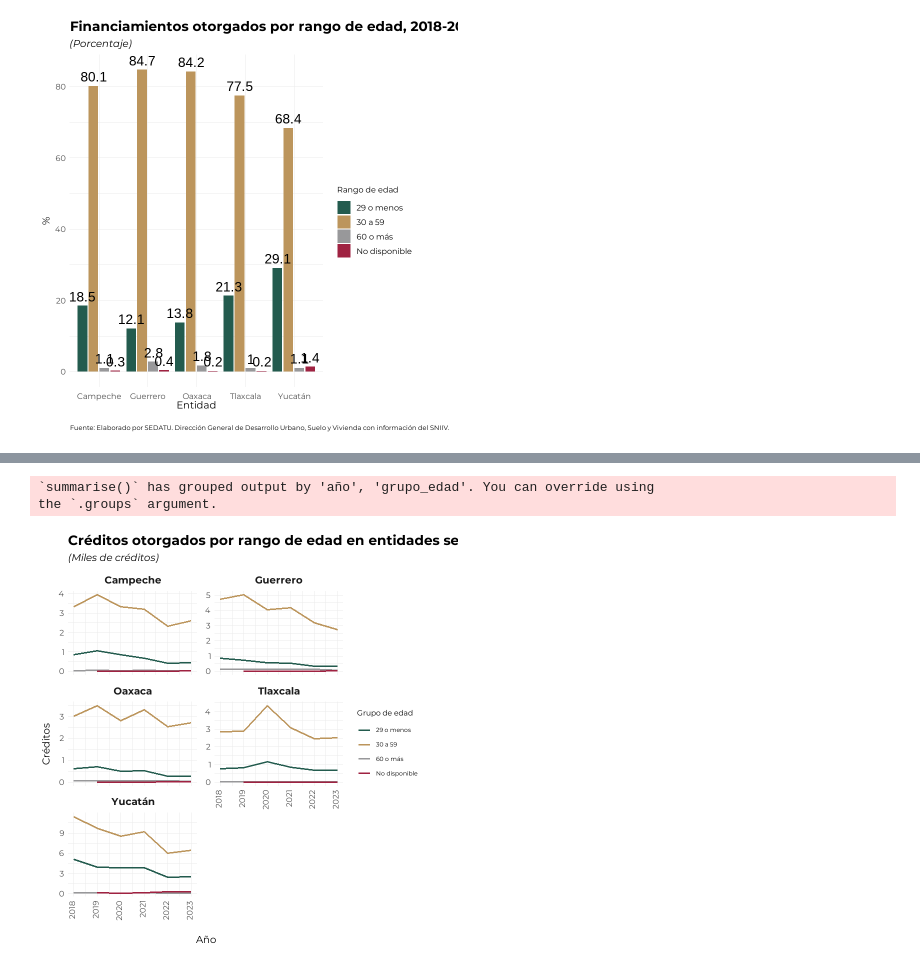
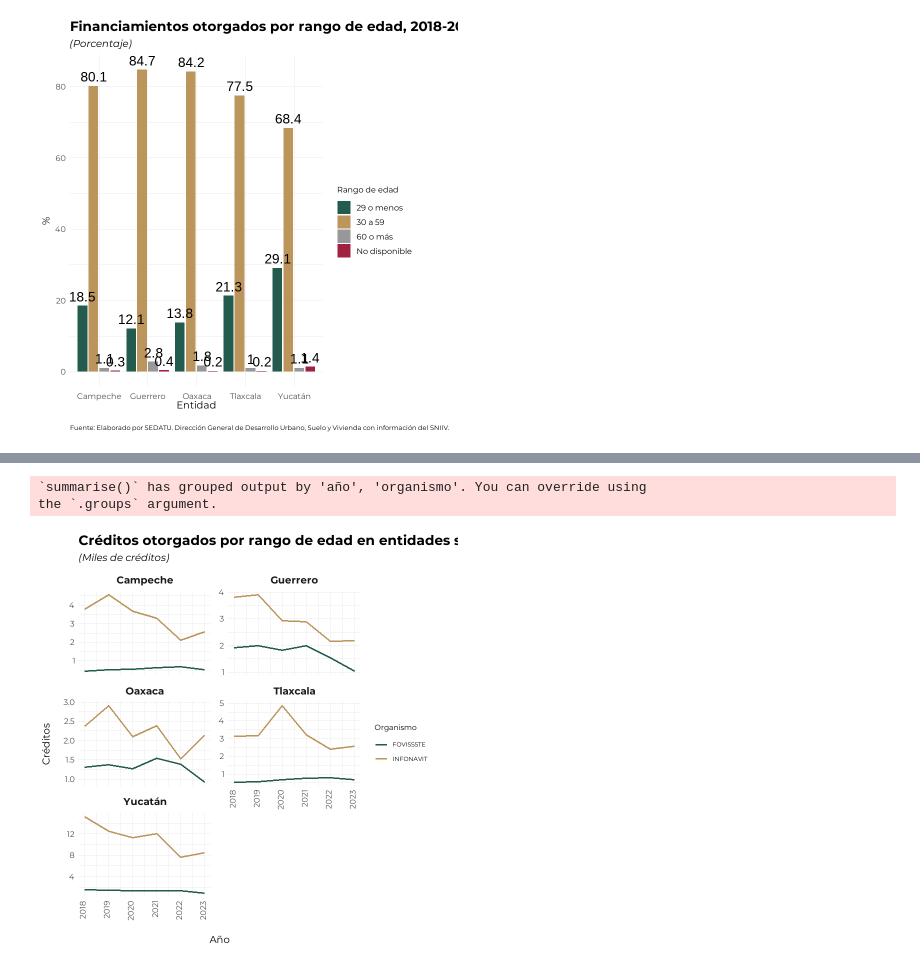
Before and after one commit to claudiodanielpc/datavivi, a Jupyter notebook: entidades_gpo.ipynb, the cells around one changed output, grey strips where cells are left out. Drawn from its saved outputs; the diff is of its cells as text; code cells hidden in the pictures.

```diff
--- a/entidades_gpo.ipynb
+++ b/entidades_gpo.ipynb
@@ -237,35 +239,35 @@ ggsave("estados_rango_edad.png",width = 10, height = 7, units = "in", dpi = 150,
 # %%
 financiamientos%>%
-group_by(año,grupo_edad,estado)%>%
+group_by(año,organismo,estado)%>%
 summarise(creditos=sum(acciones))%>%
 mutate(creditos=creditos/1000)%>%
 ungroup()%>%
-ggplot(aes(x=año,y=creditos,color=grupo_edad))+
-geom_line(aes(group=grupo_edad),size=1)+
-scale_color_manual("Grupo de edad",values=colores)+
+ggplot(aes(x=año,y=creditos,color=organismo))+
+geom_line(aes(group=organismo),size=1)+
+scale_color_manual("Organismo",values=colores)+
 labs(x="Año",y="Créditos",title="Créditos otorgados por rango de edad en entidades seleccionadas, 2018-2023",subtitle="(Miles de créditos)",fill="Rango de edad")+
 theme_minimal()+
 theme(legend.position = "bottom")+
 scale_y_continuous(labels = scales::label_comma()) +
     theme(
       plot.title = element_text(hjust = 0, size = 20, face = "bold"),
       plot.subtitle = element_text(hjust = 0, size = 15, face = "italic"),
       plot.caption = element_text(hjust = 0, size = 8),
       legend.position = "right",
       axis.ticks = element_blank(),
       axis.title = element_text(size = 15),
       axis.text.x = element_text(size = 12, angle = 90, hjust = 0.95, vjust = 0.2),
       axis.text.y = element_text(size = 12),
       text = element_text(family = "pop"),
       strip.text = element_text(size = 15,face = "bold")
     )+
 facet_wrap(~estado,ncol=2, scales = "free_y")
 
-ggsave("linea_rango_edad.png",width = 10, height = 7, units = "in", dpi = 150,bg= "white")
+ggsave("linea_organismo.png",width = 10, height = 7, units = "in", dpi = 150,bg= "white")
 # %% [output]
-`summarise()` has grouped output by 'año', 'grupo_edad'. You can override using
+`summarise()` has grouped output by 'año', 'organismo'. You can override using
 the `.groups` argument.
-[figure, old version]
+[figure, new version]
 # %%
 financiamientos%>%
 group_by(estado,grupo_edad,rango_salarial)%>%
```
Also changed, not shown: parts of 8 cells of this notebook.
